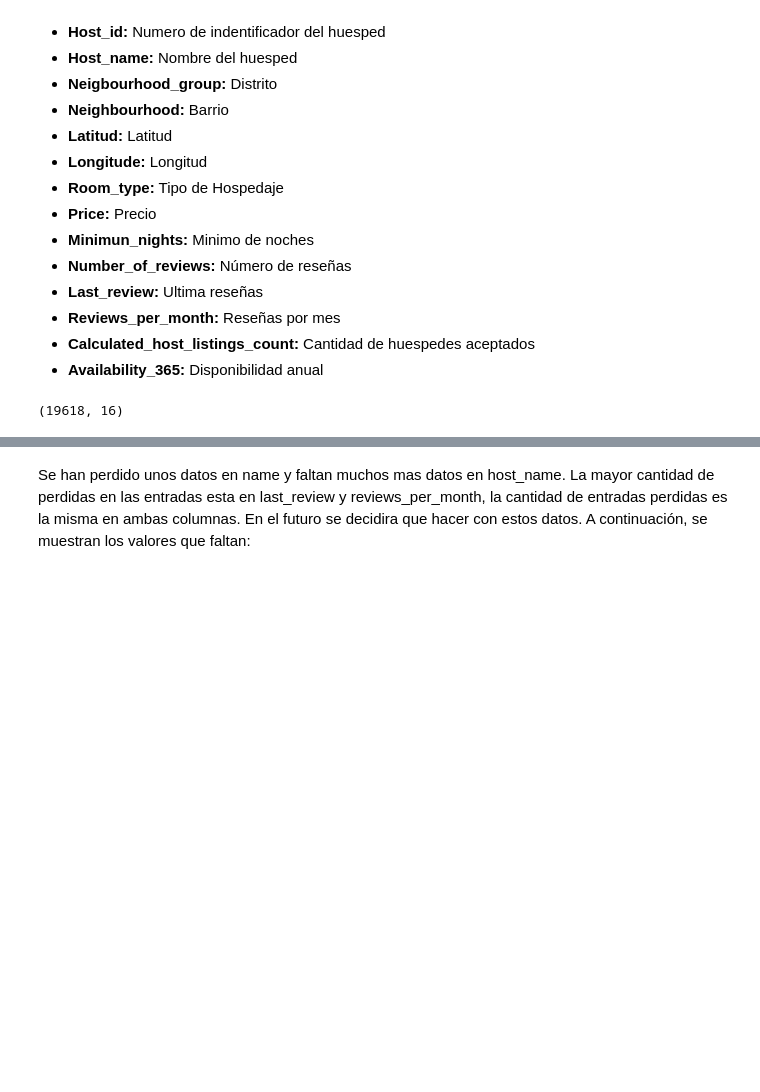
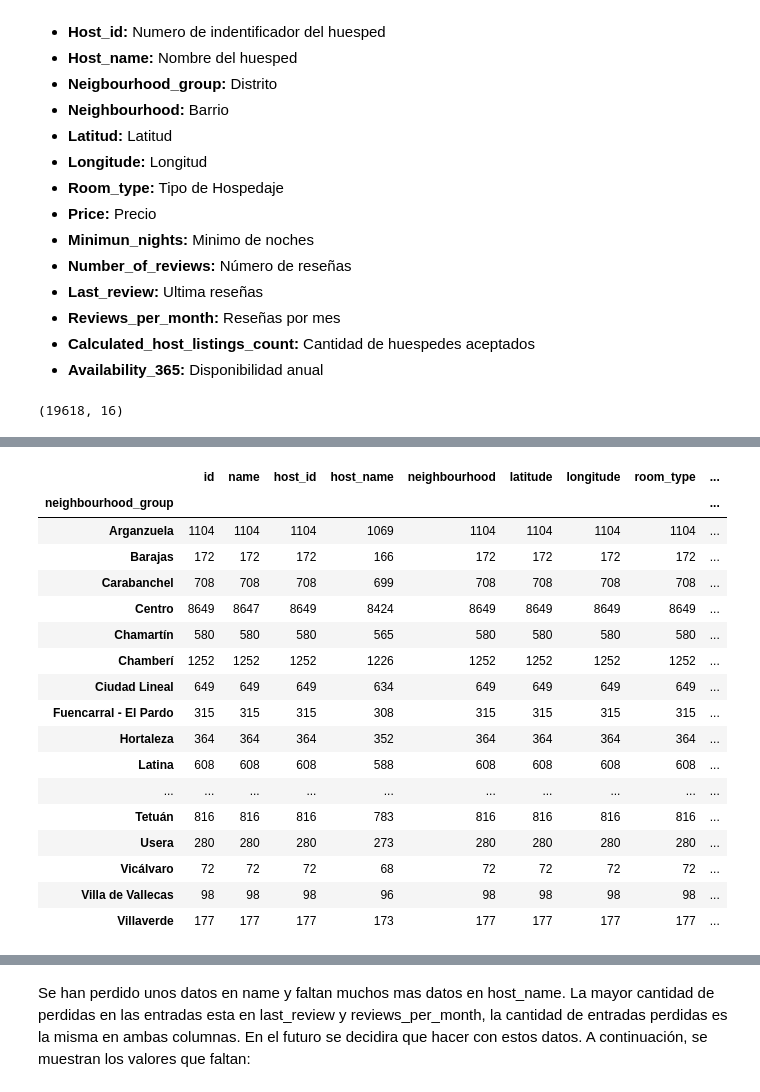
Before and after one commit to Factoria-F5-AI-Bootcamp-1-Edicion/Madrid_AirB-B, a Jupyter notebook: Madrid Airbnb.ipynb, the cells around one changed output, grey strips where cells are left out. Drawn from its saved outputs; the diff is of its cells as text; code cells hidden in the pictures; blank space fills up the shorter version.

```diff
--- a/Madrid Airbnb.ipynb
+++ b/Madrid Airbnb.ipynb
@@ -58,3 +58,25 @@ df.head(50)
 | 47 | 177850 | PEQUEÑA HABITACIÓN EN CENTRO, EN ... | 850654 | Laila | Centro | Universidad | 40.42609 | -3.70551 | ... |
 | 48 | 196197 | Views of San Andres Baroque from ... | 852616 | Meyling | Centro | Palacio | 40.41235 | -3.70967 | ... |
 | 49 | 199016 | Room in central top floor with 2 ... | 967721 | Santi | Centro | Universidad | 40.42570 | -3.70383 | ... |
+# %%
+df_group1 = df.groupby("neighbourhood_group").count()
+df_group1
+# %% [output]
+|  | id | name | host_id | host_name | neighbourhood | latitude | longitude | room_type | ... |
+| neighbourhood_group |  |  |  |  |  |  |  |  | ... |
+| Arganzuela | 1104 | 1104 | 1104 | 1069 | 1104 | 1104 | 1104 | 1104 | ... |
+| Barajas | 172 | 172 | 172 | 166 | 172 | 172 | 172 | 172 | ... |
+| Carabanchel | 708 | 708 | 708 | 699 | 708 | 708 | 708 | 708 | ... |
+| Centro | 8649 | 8647 | 8649 | 8424 | 8649 | 8649 | 8649 | 8649 | ... |
+| Chamartín | 580 | 580 | 580 | 565 | 580 | 580 | 580 | 580 | ... |
+| Chamberí | 1252 | 1252 | 1252 | 1226 | 1252 | 1252 | 1252 | 1252 | ... |
+| Ciudad Lineal | 649 | 649 | 649 | 634 | 649 | 649 | 649 | 649 | ... |
+| Fuencarral - El Pardo | 315 | 315 | 315 | 308 | 315 | 315 | 315 | 315 | ... |
+| Hortaleza | 364 | 364 | 364 | 352 | 364 | 364 | 364 | 364 | ... |
+| Latina | 608 | 608 | 608 | 588 | 608 | 608 | 608 | 608 | ... |
+| ... | ... | ... | ... | ... | ... | ... | ... | ... | ... |
+| Tetuán | 816 | 816 | 816 | 783 | 816 | 816 | 816 | 816 | ... |
+| Usera | 280 | 280 | 280 | 273 | 280 | 280 | 280 | 280 | ... |
+| Vicálvaro | 72 | 72 | 72 | 68 | 72 | 72 | 72 | 72 | ... |
+| Villa de Vallecas | 98 | 98 | 98 | 96 | 98 | 98 | 98 | 98 | ... |
+| Villaverde | 177 | 177 | 177 | 173 | 177 | 177 | 177 | 177 | ... |
```
Also changed, not shown: parts of 13 cells of this notebook.
